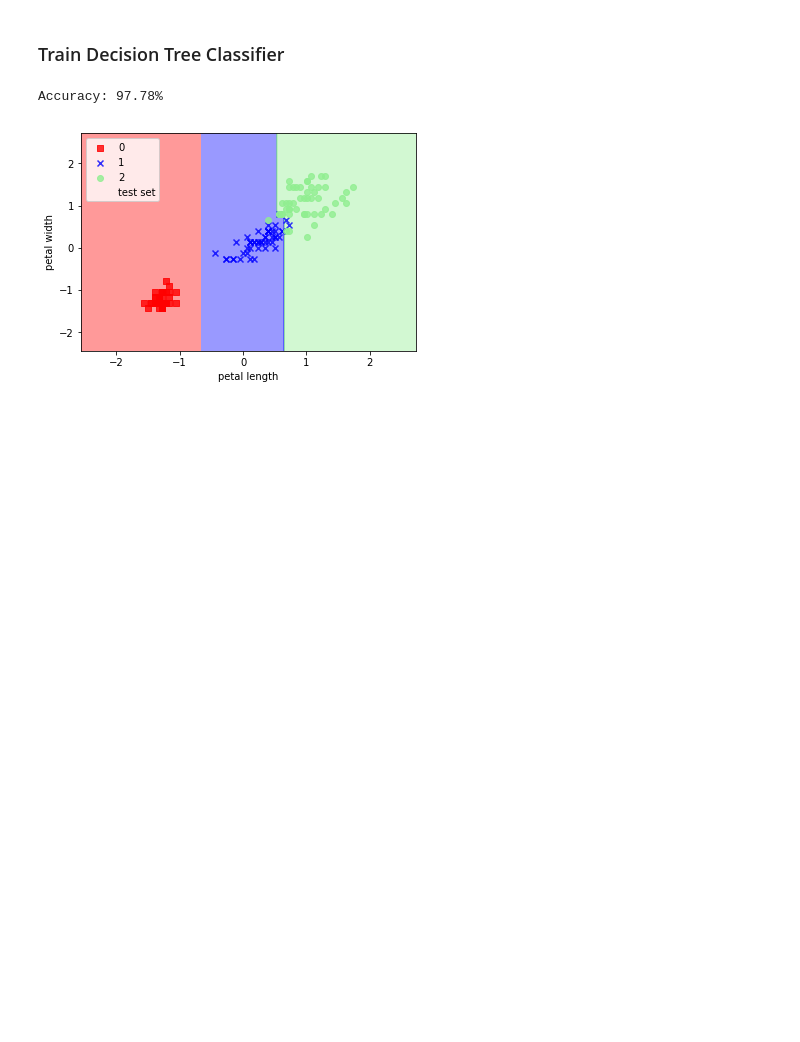
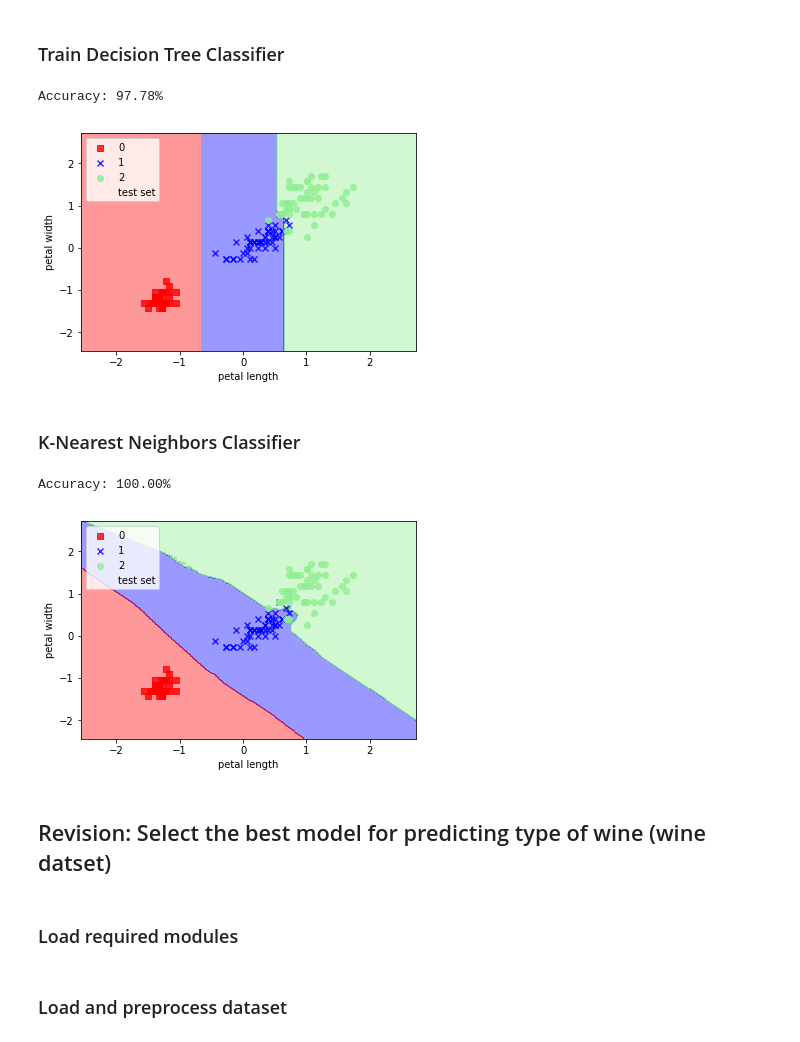
Before and after one commit to azenor-github/python-machine-learning-book, a Jupyter notebook: ch03/exercises.ipynb, the cells around one changed output. Drawn from its saved outputs; the diff is of its cells as text; code cells hidden in the pictures; blank space fills up the shorter version.

Commit message:
Implement K-Nearest Neighbors Classifier

```diff
--- a/ch03/exercises.ipynb
+++ b/ch03/exercises.ipynb
@@ -50,3 +50,5 @@ plt.legend(loc="upper left")
 plt.show()
 # %% [output]
 [figure]
+# %% [markdown]
+### K-Nearest Neighbors Classifier
@@ -52,0 +57,22 @@ plt.show()
+# %%
+knn = KNeighborsClassifier(n_neighbors=5, p=2)
+knn.fit(X_train_std, y_train)
+# %%
+yhat_test = knn.predict(X_test_std)
+print("Accuracy: %.2f%%" % (100*sum(yhat_test == y_test)/y_test.shape[0]))
+# %% [output]
+Accuracy: 100.00%
+# %%
+X_combined = np.vstack((X_train_std, X_test_std))
+y_combined = np.hstack((y_train, y_test))
+plot_decision_regions(X_combined, y_combined, classifier=knn, test_idx=range(105, 150))
+plt.xlabel("petal length")
+plt.ylabel("petal width")
+plt.legend(loc="upper left")
+plt.show()
+# %% [output]
+[figure, added]
+# %% [markdown]
+## Revision: Select the best model for predicting type of wine (wine datset)
+# %% [markdown]
+### Load required modules
@@ -52,0 +92,2 @@ plt.show()
+# %% [markdown]
+### Load and preprocess dataset
```
Also changed, not shown: parts of 32 cells of this notebook, 2 other files.
